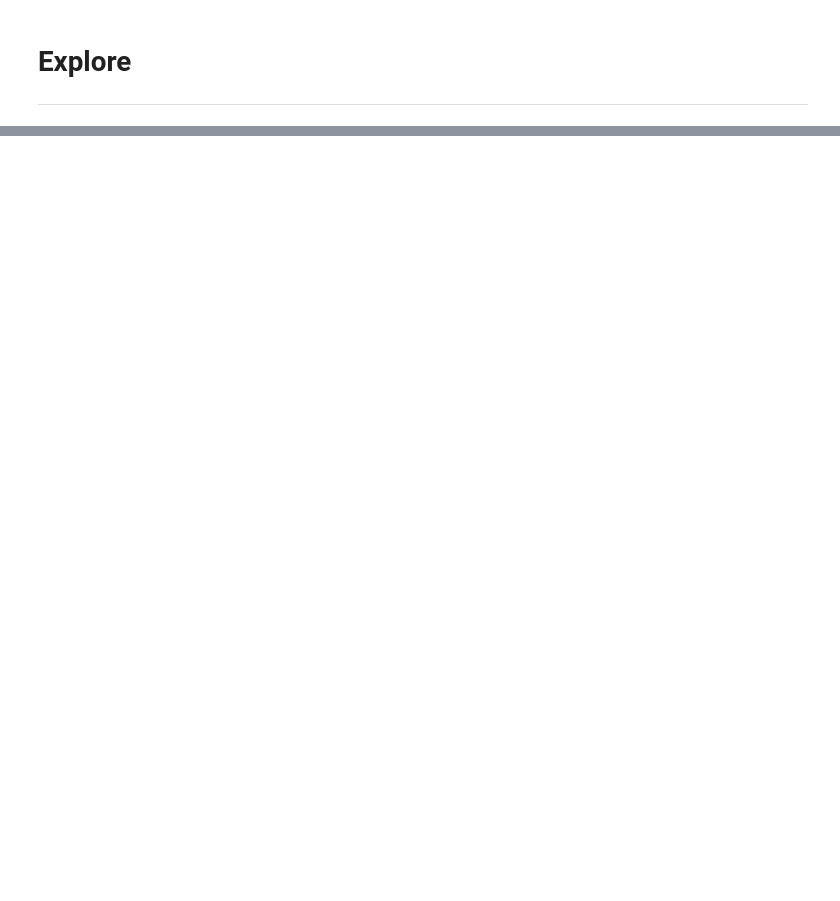
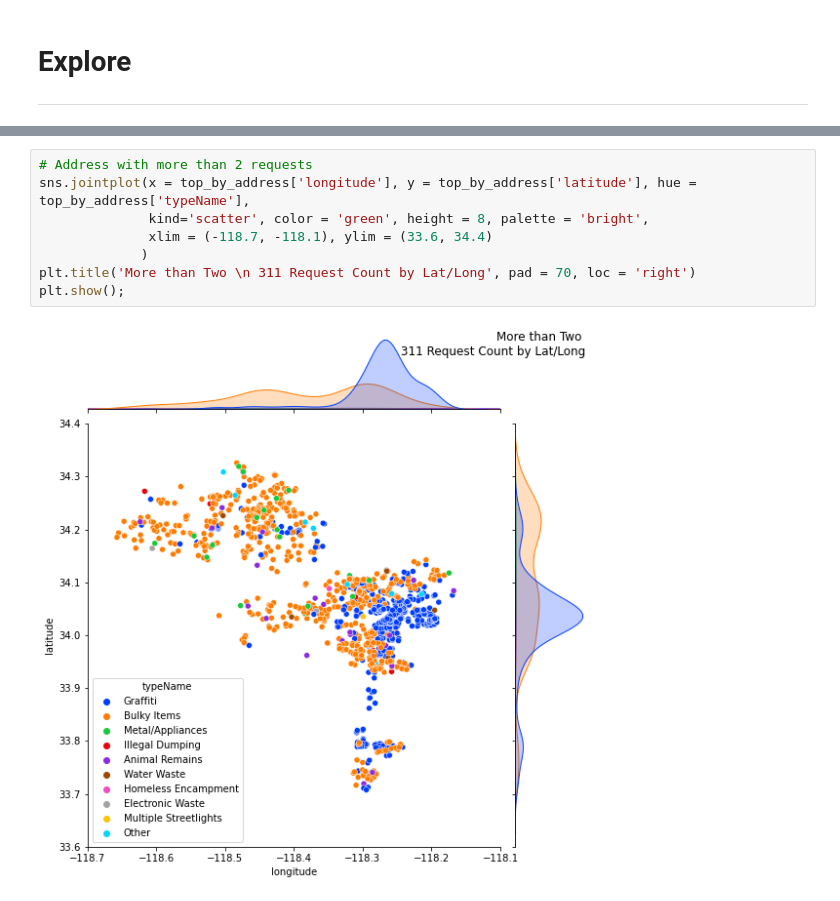
Before and after one commit to ajmachado42/Hack-for-LA-311-Data, a Jupyter notebook: I-1279/01_api_clean_eda.ipynb, the cells around one changed output, grey strips where cells are left out. Drawn from its saved outputs; the diff is of its cells as text; blank space fills up the shorter version.

```diff
--- a/I-1279/01_api_clean_eda.ipynb
+++ b/I-1279/01_api_clean_eda.ipynb
@@ -152,0 +187,10 @@ plt.plot();
+# %%
+# Address with more than 2 requests
+sns.jointplot(x = top_by_address['longitude'], y = top_by_address['latitude'], hue = top_by_address['typeName'],
+              kind='scatter', color = 'green', height = 8, palette = 'bright',
+              xlim = (-118.7, -118.1), ylim = (33.6, 34.4)
+             )
+plt.title('More than Two \n 311 Request Count by Lat/Long', pad = 70, loc = 'right')
+plt.show();
+# %% [output]
+[figure, added]
```
Also changed, not shown: parts of 35 cells of this notebook, 4 other files.
